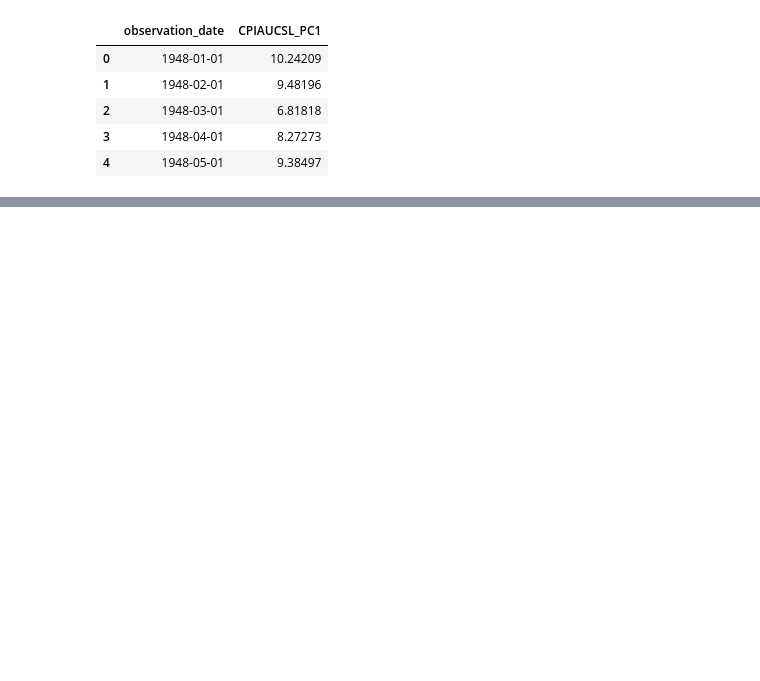
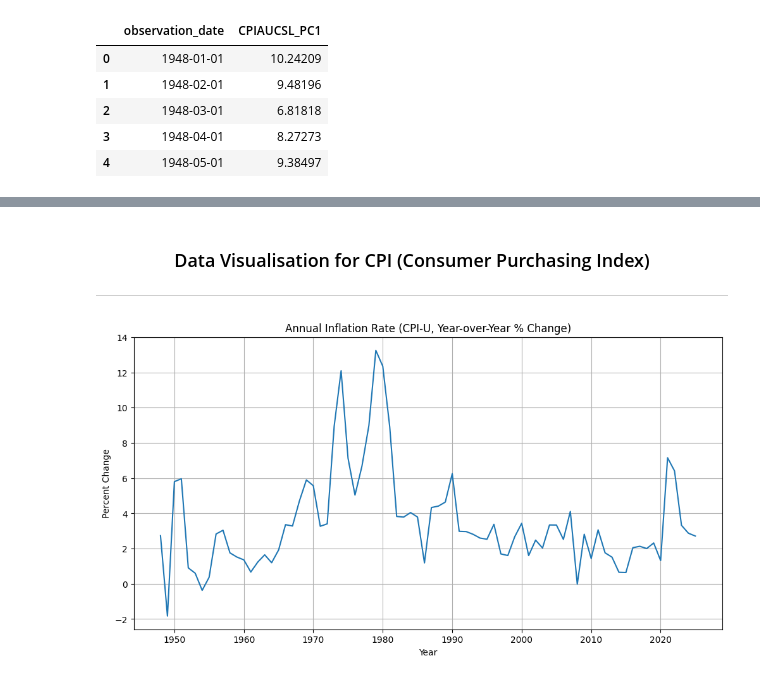
Before and after one commit to DwanjaiOprien/policy-data-exercises, a Jupyter notebook: notebooks/federalreserveeconomics.ipynb, the cells around one changed output, grey strips where cells are left out. Drawn from its saved outputs; the diff is of its cells as text; code cells hidden in the pictures; blank space fills up the shorter version.

Commit message:
Preliminary Findings
Integrating Federal Reserve economic .csv files into the repository. Included in the file are preliminary macroeconomic visualisations.

```diff
--- a/notebooks/federalreserveeconomics.ipynb
+++ b/notebooks/federalreserveeconomics.ipynb
@@ -24,7 +35,7 @@ import matplotlib.pyplot as plt
 
 # Opening the appropriate files; unemployment.csv gpd.csv, cpi.csv, etc
 #  CPI: CPIAUSCL_PC1.csv
-cpi = pd.read_csv('/Users/sergeantsharpe/Documents/GitHub/policy-data-exercises/data/CPIAUCSL_PC1.csv')
+cpi = pd.read_csv('data/CPIAUCSL_PC1.csv')
 cpi.head(5)
 # %% [output]
 |  | observation_date | CPIAUCSL_PC1 |
@@ -39,6 +50,7 @@ cpi.head(5)
 # df['Date'] = pd.to_datetime(df['Date'], format='%d-%m-%Y')
 # Example format codes: %Y for year, %m for month, %d for day, etc.
 # See the [Python documentation](docs.python.org) for all options
-cpi['observation_date'] = pd.to_datetime(cpi['observation_date'], format = '%Y')
-cpi.head(5)
+cpi['observation_date'] = pd.to_datetime(cpi['observation_date'])
+cpi['year'] = cpi['observation_date'].dt.year
+cpi.head(23)
 # %% [output]
@@ -48,0 +74,22 @@ ValueError: unconverted data remains when parsing with format "%Y": "-01-01", at
+# %% [markdown]
+<h3><center>Data Visualisation for CPI (Consumer Purchasing Index)</h3></center>
+
+
+----------------------------------------------------------------------------------------------------
+# %%
+annual_cpi = (
+    cpi
+    .sort_values('observation_date')
+    .groupby('year', as_index=False)
+    .tail(1)
+)
+# %%
+fig, ax = plt.subplots(figsize=(12, 6))
+ax.plot(annual_cpi['year'], annual_cpi['CPIAUCSL_PC1'])
+ax.set_title("Annual Inflation Rate (CPI-U, Year-over-Year % Change)")
+ax.grid(True)
+ax.set_xlabel("Year")
+ax.set_ylabel("Percent Change")
+plt.show()
+# %% [output]
+[figure, added]
```
Also changed, not shown: parts of 15 cells of this notebook, 2 other files.
